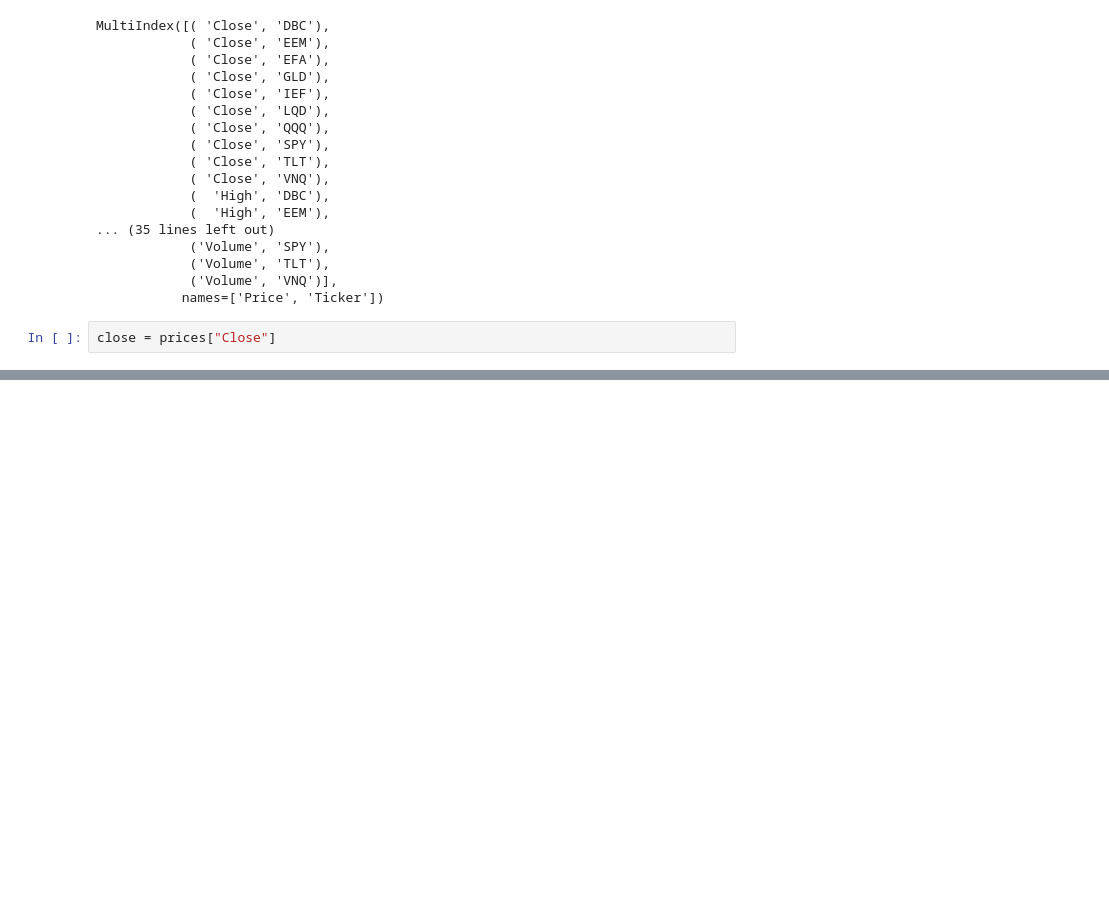
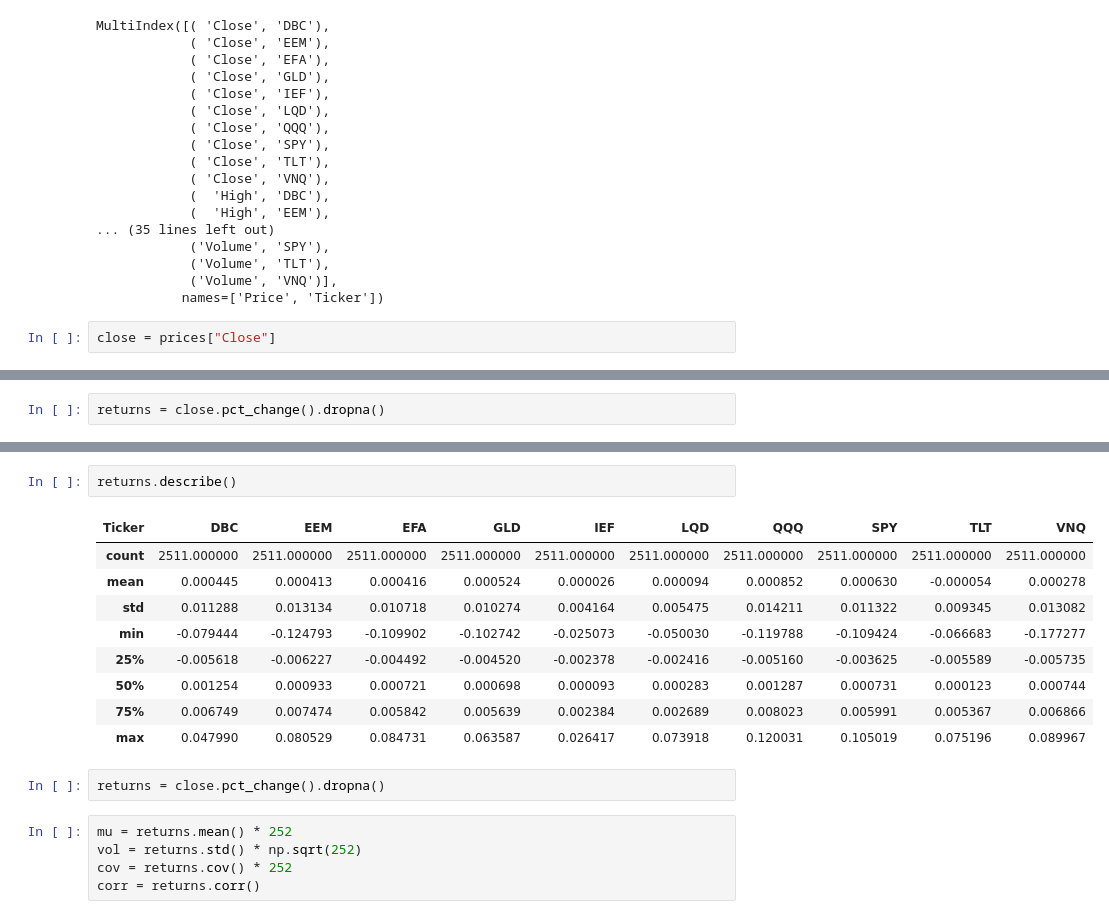
Before and after one commit to John-heywood290/Portfolio-Optimisation, a Jupyter notebook: notebooks/01_data.ipynb, the cells around one changed output, grey strips where cells are left out. Cells and saved outputs as stored; diff of their text form; blank space fills up the shorter version.

```diff
--- a/notebooks/01_data.ipynb
+++ b/notebooks/01_data.ipynb
@@ -67,0 +85,2 @@ close.head()
+# %%
+returns = close.pct_change().dropna()
@@ -67,0 +97,19 @@ close.head()
+# %%
+returns.describe()
+# %% [output]
+| Ticker | DBC | EEM | EFA | GLD | IEF | LQD | QQQ | SPY | TLT | VNQ |
+| count | 2511.000000 | 2511.000000 | 2511.000000 | 2511.000000 | 2511.000000 | 2511.000000 | 2511.000000 | 2511.000000 | 2511.000000 | 2511.000000 |
+| mean | 0.000445 | 0.000413 | 0.000416 | 0.000524 | 0.000026 | 0.000094 | 0.000852 | 0.000630 | -0.000054 | 0.000278 |
+| std | 0.011288 | 0.013134 | 0.010718 | 0.010274 | 0.004164 | 0.005475 | 0.014211 | 0.011322 | 0.009345 | 0.013082 |
+| min | -0.079444 | -0.124793 | -0.109902 | -0.102742 | -0.025073 | -0.050030 | -0.119788 | -0.109424 | -0.066683 | -0.177277 |
+| 25% | -0.005618 | -0.006227 | -0.004492 | -0.004520 | -0.002378 | -0.002416 | -0.005160 | -0.003625 | -0.005589 | -0.005735 |
+| 50% | 0.001254 | 0.000933 | 0.000721 | 0.000698 | 0.000093 | 0.000283 | 0.001287 | 0.000731 | 0.000123 | 0.000744 |
+| 75% | 0.006749 | 0.007474 | 0.005842 | 0.005639 | 0.002384 | 0.002689 | 0.008023 | 0.005991 | 0.005367 | 0.006866 |
+| max | 0.047990 | 0.080529 | 0.084731 | 0.063587 | 0.026417 | 0.073918 | 0.120031 | 0.105019 | 0.075196 | 0.089967 |
+# %%
+returns = close.pct_change().dropna()
+# %%
+mu = returns.mean() * 252
+vol = returns.std() * np.sqrt(252)
+cov = returns.cov() * 252
+corr = returns.corr()
```
Also changed, not shown: parts of 19 cells of this notebook, 6 other files.
